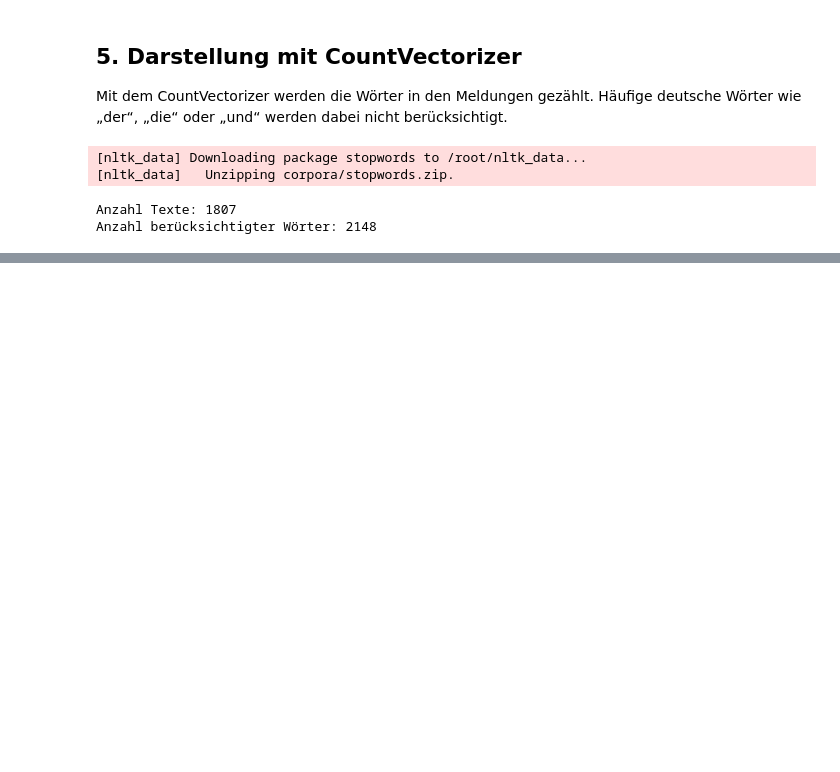
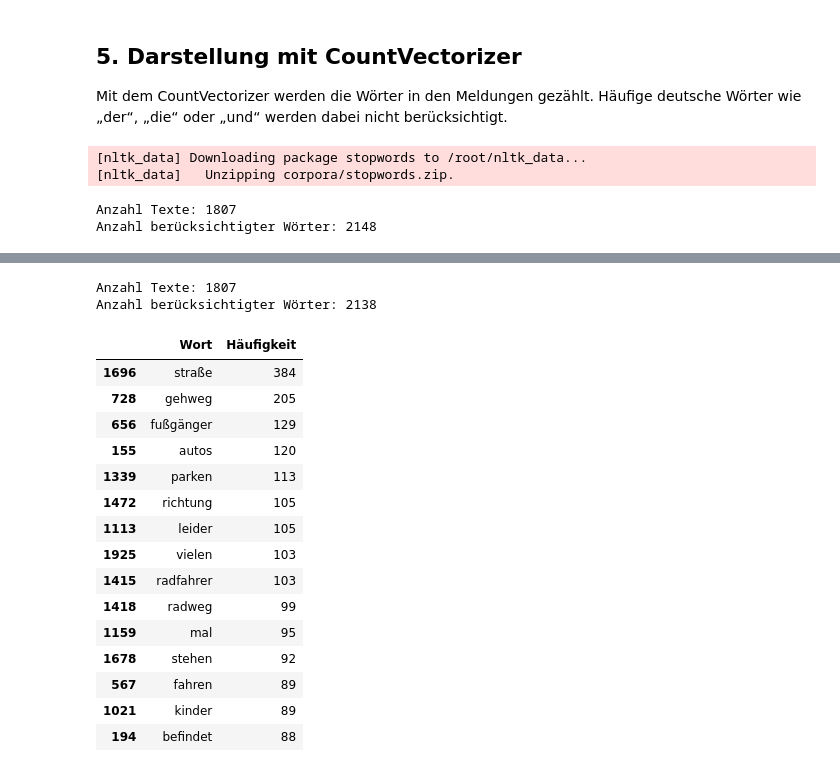
Before and after one commit to Vestal1/nlp-analyse-klarschiff-hro, a Jupyter notebook: notebooks/klarschiff_nlp_analyse.ipynb, the cells around one changed output, grey strips where cells are left out. Saved outputs shown, nothing was run; the diff lists cells and outputs as text; code cells hidden in the pictures; blank space fills up the shorter version.

```diff
--- a/notebooks/klarschiff_nlp_analyse.ipynb
+++ b/notebooks/klarschiff_nlp_analyse.ipynb
@@ -171,0 +205,62 @@ Anzahl berücksichtigter Wörter: 2148
+# %%
+zusaetzliche_stopwoerter = [
+    "bitte",
+    "seit",
+    "mehr",
+    "wurde",
+    "immer",
+    "schon",
+    "steht",
+    "wäre",
+    "bereich",
+    "str",
+    "dort",
+    "hier"
+]
+
+stopwoerter = deutsche_stopwoerter + zusaetzliche_stopwoerter
+
+count_vectorizer = CountVectorizer(
+    stop_words=stopwoerter,
+    min_df=3,
+    max_df=0.9
+)
+
+count_matrix = count_vectorizer.fit_transform(
+    df_text["text_bereinigt"]
+)
+
+print("Anzahl Texte:", count_matrix.shape[0])
+print("Anzahl berücksichtigter Wörter:", count_matrix.shape[1])
+# %% [output]
+Anzahl Texte: 1807
+Anzahl berücksichtigter Wörter: 2138
+# %%
+worthaeufigkeiten = pd.DataFrame({
+    "Wort": count_vectorizer.get_feature_names_out(),
+    "Häufigkeit": np.asarray(count_matrix.sum(axis=0)).ravel()
+})
+
+worthaeufigkeiten = worthaeufigkeiten.sort_values(
+    "Häufigkeit",
+    ascending=False
+).head(15)
+
+worthaeufigkeiten
+# %% [output]
+|  | Wort | Häufigkeit |
+| 1696 | straße | 384 |
+| 728 | gehweg | 205 |
+| 656 | fußgänger | 129 |
+| 155 | autos | 120 |
+| 1339 | parken | 113 |
+| 1472 | richtung | 105 |
+| 1113 | leider | 105 |
+| 1925 | vielen | 103 |
+| 1415 | radfahrer | 103 |
+| 1418 | radweg | 99 |
+| 1159 | mal | 95 |
+| 1678 | stehen | 92 |
+| 567 | fahren | 89 |
+| 1021 | kinder | 89 |
+| 194 | befindet | 88 |
```
Also changed, not shown: parts of 4 cells of this notebook.
